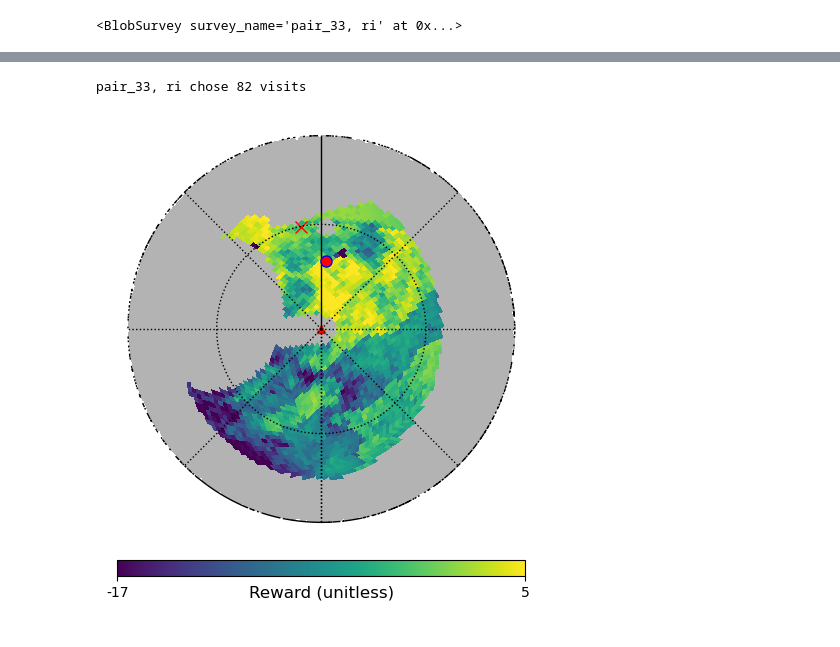
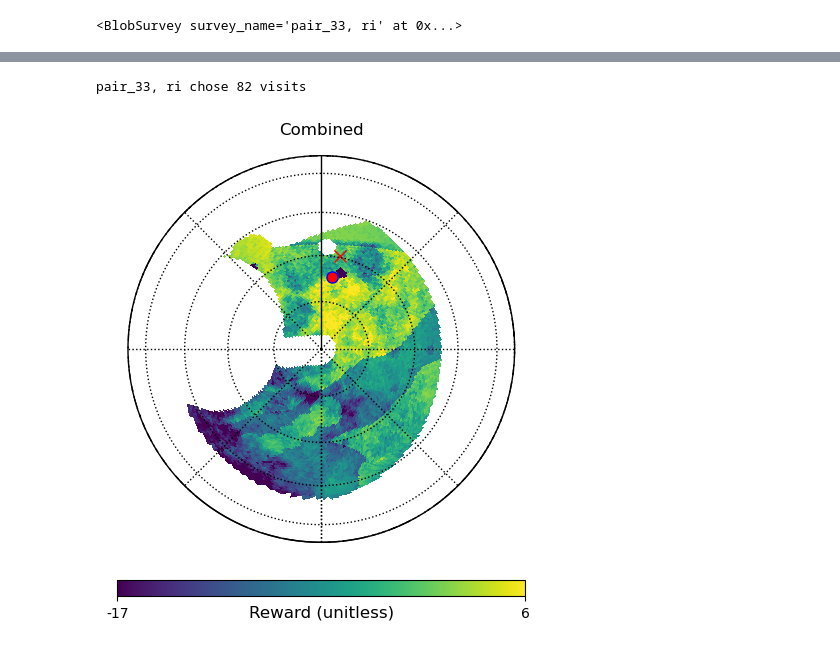
Before and after one commit to lsst-sims/smtn-020, a Jupyter notebook: notebooks/azeq_scheduler_example.ipynb, the cells around one changed output, grey strips where cells are left out. Saved outputs shown, nothing was run; the diff lists cells and outputs as text; code cells hidden in the pictures.

Commit message:
Make plots prettier

```diff
--- a/notebooks/azeq_scheduler_example.ipynb
+++ b/notebooks/azeq_scheduler_example.ipynb
@@ -929,14 +973,14 @@ horizon = np.where(conditions.alt < 0, np.nan, 0)
 footprintbf = [(bf, bw) for bf, bw in zip(s.basis_functions, s.basis_weights) if 'Footprint' in bf.label() or "M5" in bf.label()]
 
 maskbf = [bf for bf in s.basis_functions if 'Avoid' in bf.label() or 'Shadow' in bf.label() or "HaMask" in bf.label()]
-mask = np.zeros(hp.nside2npix(32))
+mask = np.zeros(hp.nside2npix(nside))
 for mbf in maskbf:
     mask += mbf(conditions)
 
 alpha = np.where(np.isnan(mask), 0.3, 1)
 alpha = np.where(np.isnan(horizon), 0, alpha)
 
-fp = np.zeros(hp.nside2npix(32))
+fp = np.zeros(hp.nside2npix(nside))
 for fbf in footprintbf:
     fp += fbf[0](conditions) * fbf[1]
 
@@ -948,7 +992,6 @@ fp[np.isnan(fp)] = np.nanmean(fp) - abs(np.nanpercentile(fp, 2))
 horizon = np.where(conditions.alt < 0, np.nan, 0)
 fp =  fp + horizon
 
-#hp.mollview(fp, alpha=alpha, rot=rot, min=np.nanpercentile(fp, 1), max=np.nanpercentile(fp, 99), badcolor='none', title=None)
 
 # Remove the time to scheduled and not twilight basis  functions and weights ..
 new_basis_functions = [bf for bf in s.basis_functions if not bf.label().startswith("TimeToScheduled") and not bf.label().startswith("NotTwilight")]
@@ -965,37 +1008,42 @@ mzmap = healpix_radec_to_altaz(reward)
 alpha = healpix_radec_to_altaz(alpha)
 
 hp.azeqview(mzmap, rot=rot, min=int(np.nanpercentile(reward, 2)), max=int(np.nanpercentile(reward, 99)),
-            badcolor='none', title="", unit="Reward (unitless)",  half_sky=True, reso=13, lamb=True, alpha=alpha, flip="geo")
-hp.projplot(0, 90, '^', markersize=6, color='red', lonlat=True)
-#hp.projtext(lmst-140, rn_dayobs.rubin_observer().latitude.deg - 4, "Below\n Horizon", fontsize='large', lonlat=True)
-#hp.projtext(lmst+160, rn_dayobs.rubin_observer().latitude.deg - 4, "Below\n Horizon", fontsize='large', lonlat=True)
+            badcolor='none', title="Combined", unit="Reward (unitless)",  half_sky=True, lamb=True, flip="geo",
+            reso=13/2, xsize=800*2, ysize=800*2)
+
 hp.projplot(np.degrees(conditions.tel_az), np.degrees(conditions.tel_alt), 'x', markersize=8, color='red', lonlat=True)
-hp.graticule(dpar=45)
+hp.graticule(dpar=20, dmer=45)
+
+# Add a circle patch
+ax = plt.gca()
+circle = Circle((0.5, 0.5), radius=0.468, transform=ax.transAxes,
+                fill=False, edgecolor='black', linewidth=1)
+ax.add_patch(circle)
 
 
 # Remove the time to scheduled and not twilight basis  functions and weights ..
 # for i, bf in enumerate(s.basis_functions):
 #     print(i, bf.label(), bf(conditions))
 
 keep = np.arange(0, len(s.basis_functions))
 keep = keep[np.where((keep != 10) & (keep != 12))]
 new_basis_functions = [s.basis_functions[i] for i in keep]
 s.basis_functions = new_basis_functions
 new_basis_weights = [s.basis_weights[i] for i in keep]
 s.basis_weights = new_basis_weights
 
 obs = s.generate_observations(conditions)
 ra = np.degrees(obs['RA'])
 dec = np.degrees(obs['dec'])
 
 alt, az = approx_ra_dec2_alt_az(ra, dec, conditions.site.latitude, conditions.site.longitude, conditions.mjd)
 
 #hp.projplot(ra, dec, 'r.', linestyle='-', alpha=0.5, lonlat=True)
 print(f'{s.survey_name} chose {len(ra)} visits')
 if len(ra)  > 0:
     hp.projplot(az[0], alt[0], 'bo', markersize=8, lonlat=True)
     hp.projplot(az[0], alt[0], 'ro', lonlat=True)
-plt.savefig("survey_choice.pdf")
+plt.savefig("survey_choice.pdf", bbox_inches="tight")
 # %% [output]
 pair_33, ri chose 82 visits
-[figure, old version]
+[figure, new version]
```
Also changed, not shown: parts of 15 cells of this notebook, 7 other files.
